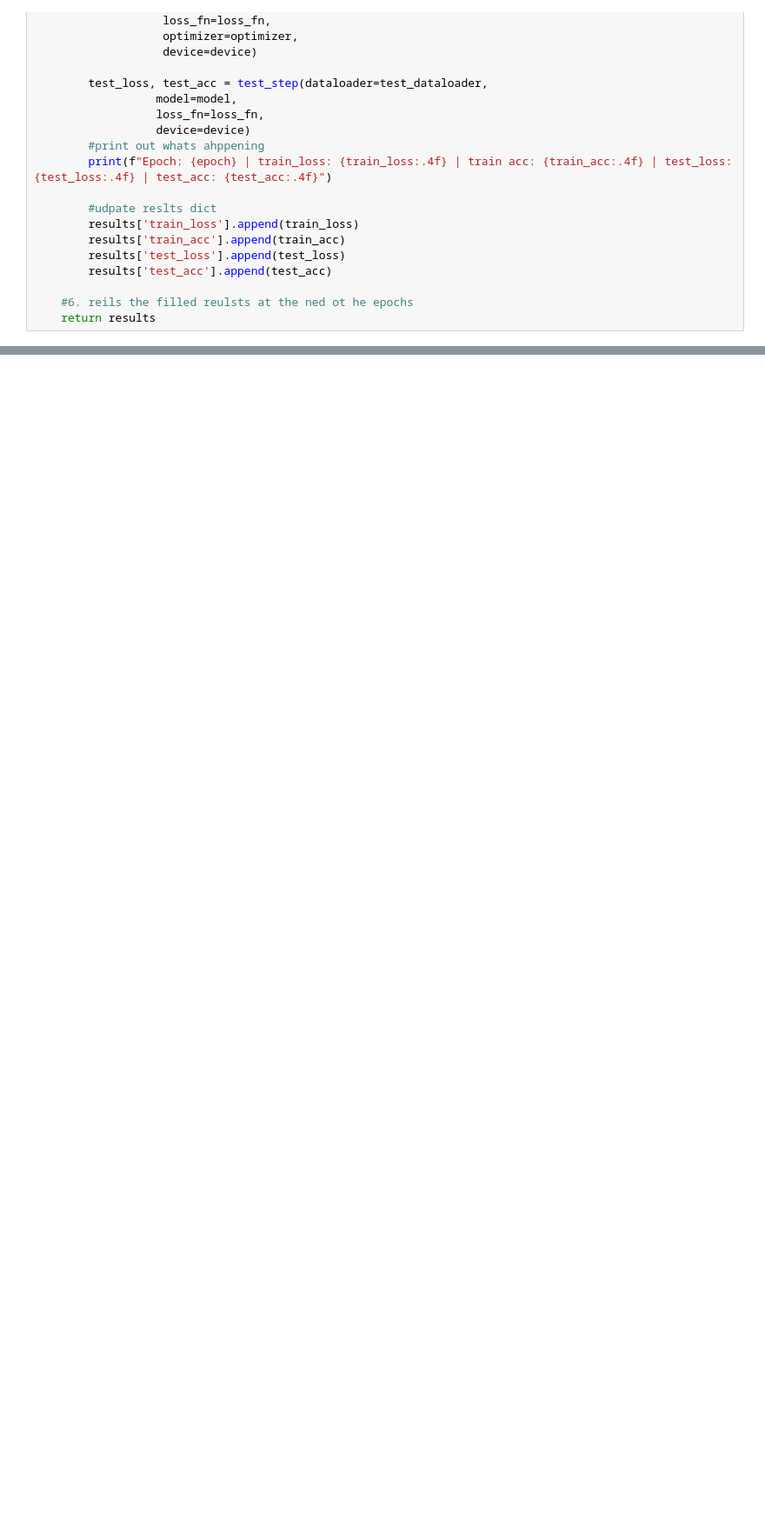
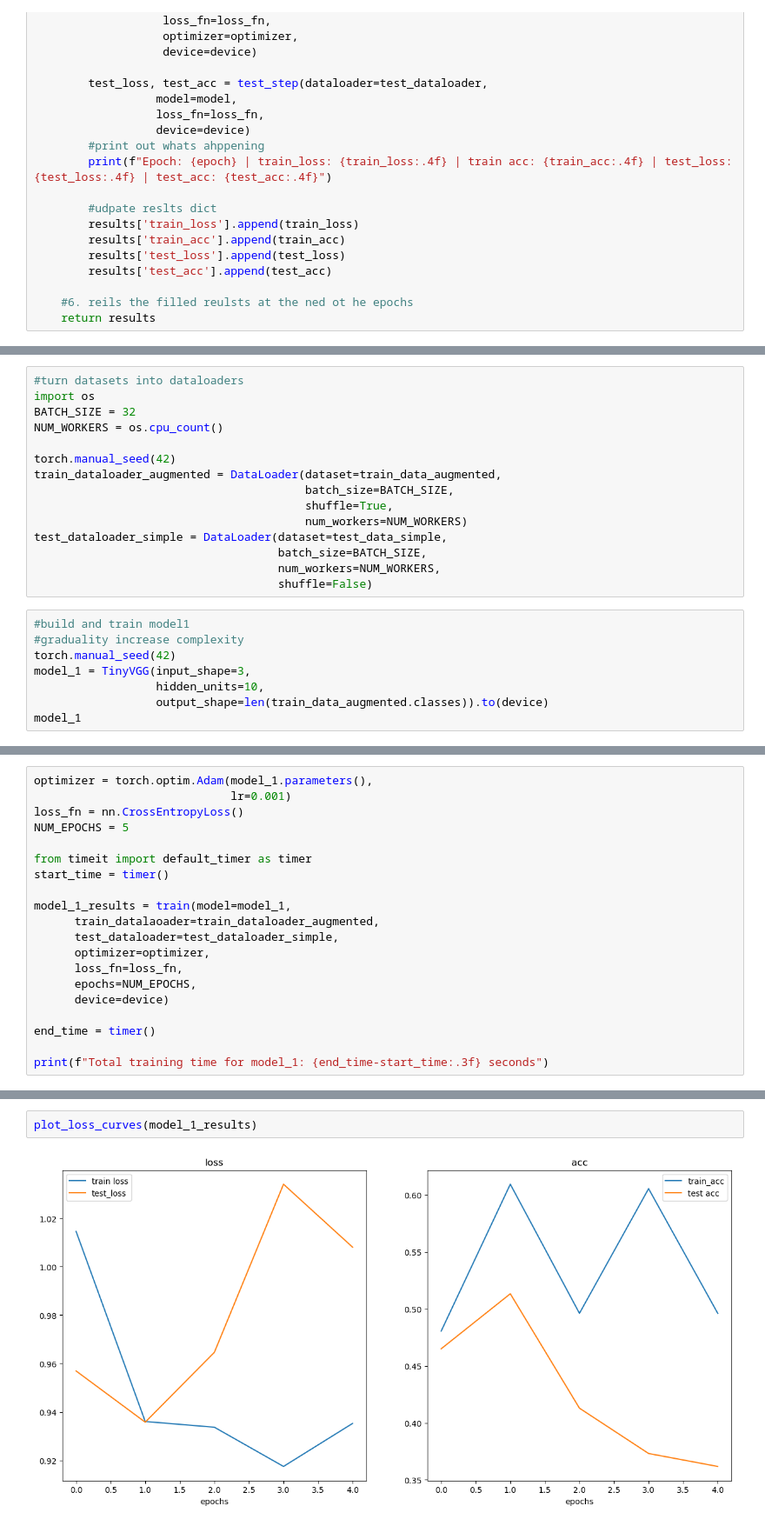
Before and after one commit to stanleyedward/pytorching, a Jupyter notebook: 6_pytorch_custom_datasets/main.ipynb, the cells around one changed output, grey strips where cells are left out. Shown at 87% size. Drawn from its saved outputs; the diff is of its cells as text; blank space fills up the shorter version.

```diff
--- a/6_pytorch_custom_datasets/main.ipynb
+++ b/6_pytorch_custom_datasets/main.ipynb
@@ -1076,0 +1202,23 @@ def train(train_datalaoader: torch.utils.data.DataLoader,
+# %%
+#turn datasets into dataloaders
+import os
+BATCH_SIZE = 32
+NUM_WORKERS = os.cpu_count()
+
+torch.manual_seed(42)
+train_dataloader_augmented = DataLoader(dataset=train_data_augmented,
+                                        batch_size=BATCH_SIZE,
+                                        shuffle=True,
+                                        num_workers=NUM_WORKERS)
+test_dataloader_simple = DataLoader(dataset=test_data_simple,
+                                    batch_size=BATCH_SIZE,
+                                    num_workers=NUM_WORKERS,
+                                    shuffle=False)
+# %%
+#build and train model1
+#graduality increase complexity
+torch.manual_seed(42)
+model_1 = TinyVGG(input_shape=3,
+                  hidden_units=10,
+                  output_shape=len(train_data_augmented.classes)).to(device)
+model_1
@@ -1076,0 +1246,20 @@ def train(train_datalaoader: torch.utils.data.DataLoader,
+# %%
+optimizer = torch.optim.Adam(model_1.parameters(),
+                             lr=0.001)
+loss_fn = nn.CrossEntropyLoss()
+NUM_EPOCHS = 5
+
+from timeit import default_timer as timer
+start_time = timer()
+
+model_1_results = train(model=model_1,
+      train_datalaoader=train_dataloader_augmented,
+      test_dataloader=test_dataloader_simple,
+      optimizer=optimizer,
+      loss_fn=loss_fn,
+      epochs=NUM_EPOCHS,
+      device=device)
+
+end_time = timer()
+
+print(f"Total training time for model_1: {end_time-start_time:.3f} seconds")
@@ -1076,0 +1303,4 @@ def train(train_datalaoader: torch.utils.data.DataLoader,
+# %%
+plot_loss_curves(model_1_results)
+# %% [output]
+[figure, added]
```
Also changed, not shown: parts of 16 cells of this notebook.
